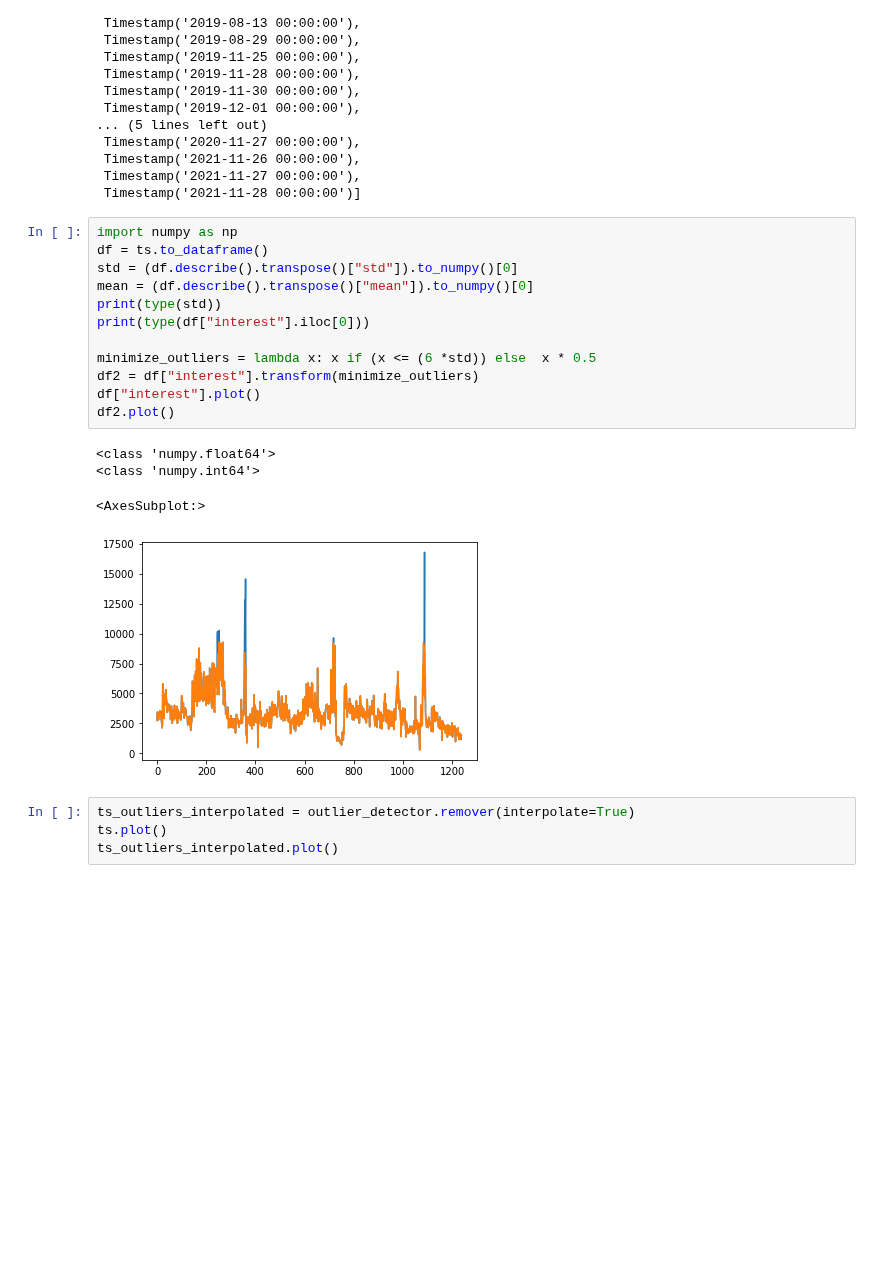
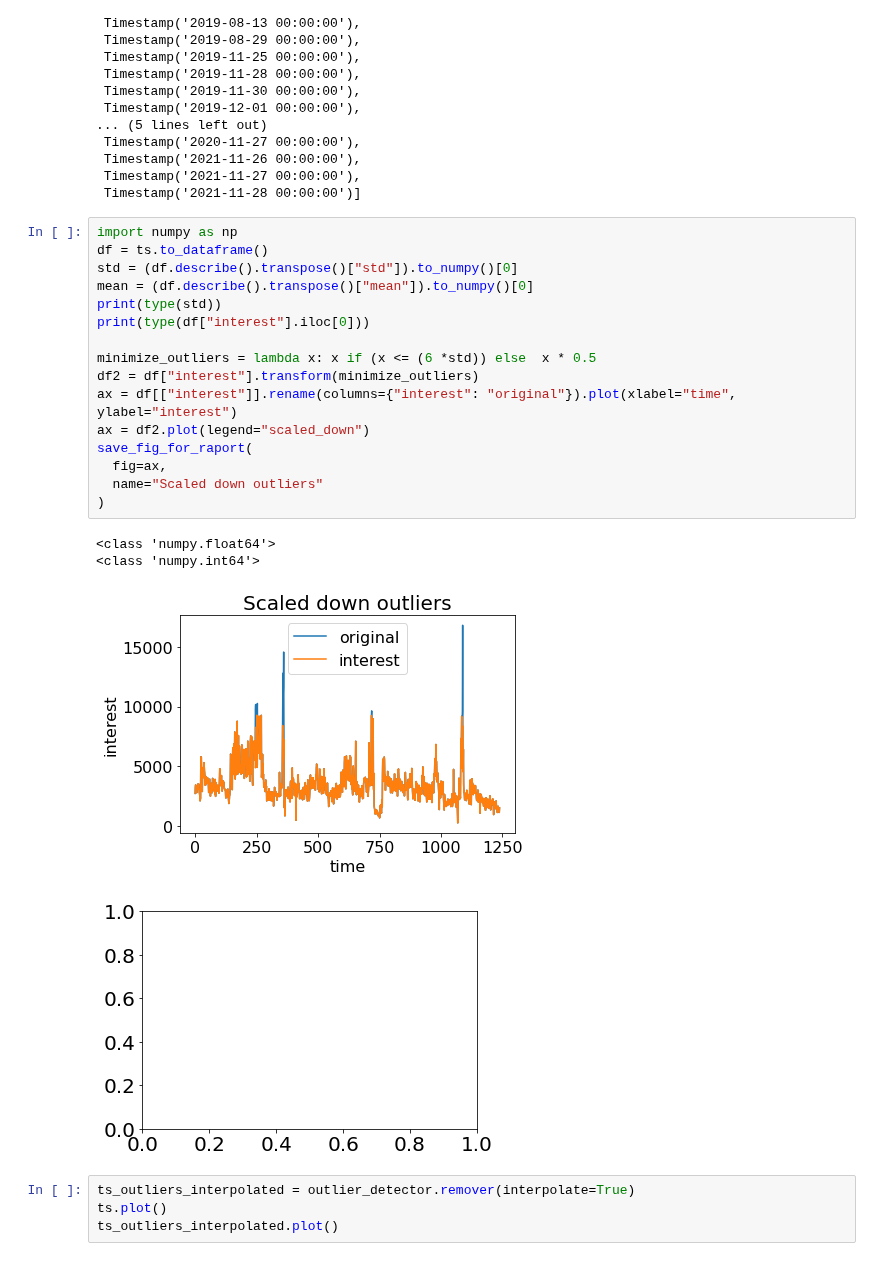
Before and after one commit to sjsivert/Masteroppgave, a Jupyter notebook: notebooks/cats_analysis.ipynb, the cells around one changed output. Saved outputs shown, nothing was run; the diff lists cells and outputs as text; blank space fills up the shorter version.

Commit message:
paper/Method:DataProcessing: Add section of scale down outliers

```diff
--- a/notebooks/cats_analysis.ipynb
+++ b/notebooks/cats_analysis.ipynb
@@ -164,20 +164,24 @@ outliers[0]
 # %%
 import numpy as np
 df = ts.to_dataframe()
 std = (df.describe().transpose()["std"]).to_numpy()[0]
 mean = (df.describe().transpose()["mean"]).to_numpy()[0]
 print(type(std))
 print(type(df["interest"].iloc[0]))
 
 minimize_outliers = lambda x: x if (x <= (6 *std)) else  x * 0.5
 df2 = df["interest"].transform(minimize_outliers)
-df["interest"].plot()
-df2.plot()
+ax = df[["interest"]].rename(columns={"interest": "original"}).plot(xlabel="time", ylabel="interest")
+ax = df2.plot(legend="scaled_down")
+save_fig_for_raport(
+  fig=ax,
+  name="Scaled down outliers"
+)
 # %% [output]
 <class 'numpy.float64'>
 <class 'numpy.int64'>
-<AxesSubplot:>
-[figure, old version]
+[figure, new version]
+[figure, added]
 # %%
 ts_outliers_interpolated = outlier_detector.remover(interpolate=True)
 ts.plot()
```
Also changed, not shown: parts of 1 cell of this notebook, 2 other files.
